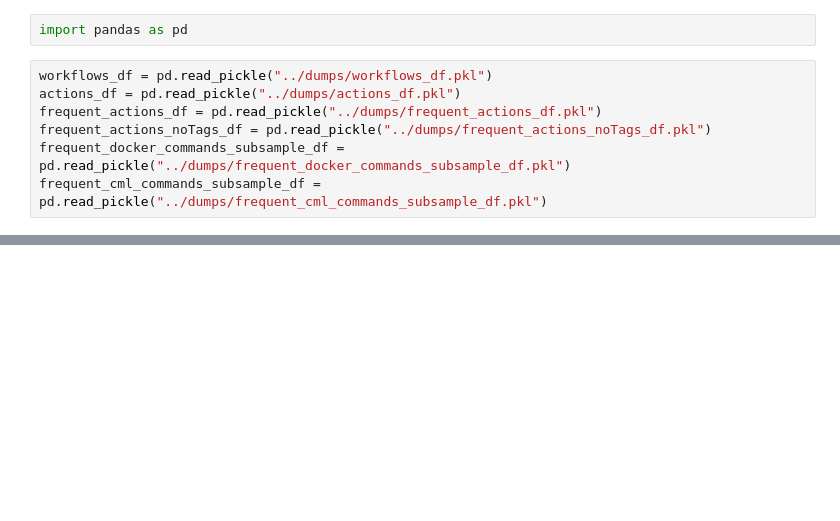
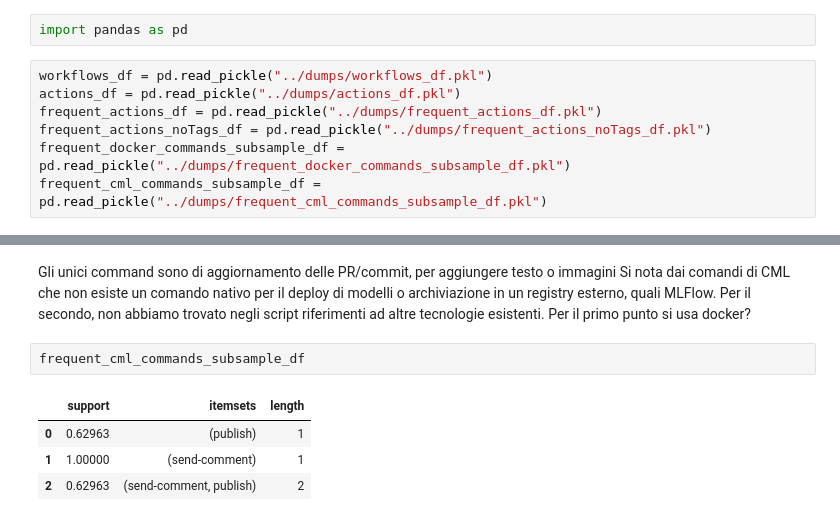
Before and after one commit to collab-uniba/mlops4aisystems, a Jupyter notebook: notebooks/Final analysis.ipynb, the cells around one changed output, grey strips where cells are left out. Cells and saved outputs as stored; diff of their text form; blank space fills up the shorter version.

```diff
--- a/notebooks/Final analysis.ipynb
+++ b/notebooks/Final analysis.ipynb
@@ -9,0 +73,12 @@ frequent_cml_commands_subsample_df = pd.read_pickle("../dumps/frequent_cml_comma
+# %% [markdown]
+Gli unici command sono di aggiornamento delle PR/commit, per aggiungere testo o immagini
+Si nota dai comandi di CML che non esiste un comando nativo per il deploy di modelli o archiviazione in un registry esterno, quali MLFlow.
+Per il secondo, non abbiamo trovato negli script riferimenti ad altre tecnologie esistenti.
+Per il primo punto si usa docker?
+# %%
+frequent_cml_commands_subsample_df
+# %% [output]
+|  | support | itemsets | length |
+| 0 | 0.62963 | (publish) | 1 |
+| 1 | 1.00000 | (send-comment) | 1 |
+| 2 | 0.62963 | (send-comment, publish) | 2 |
```
Also changed, not shown: parts of 10 cells of this notebook.
